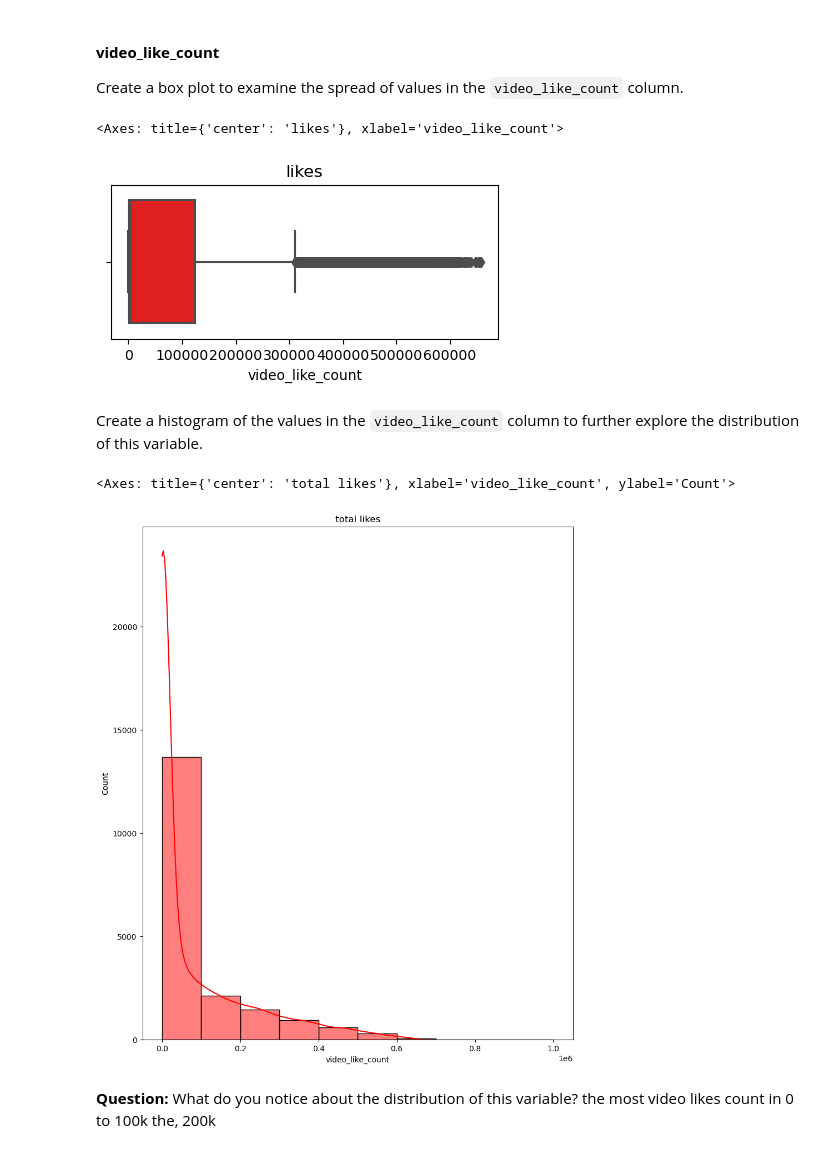
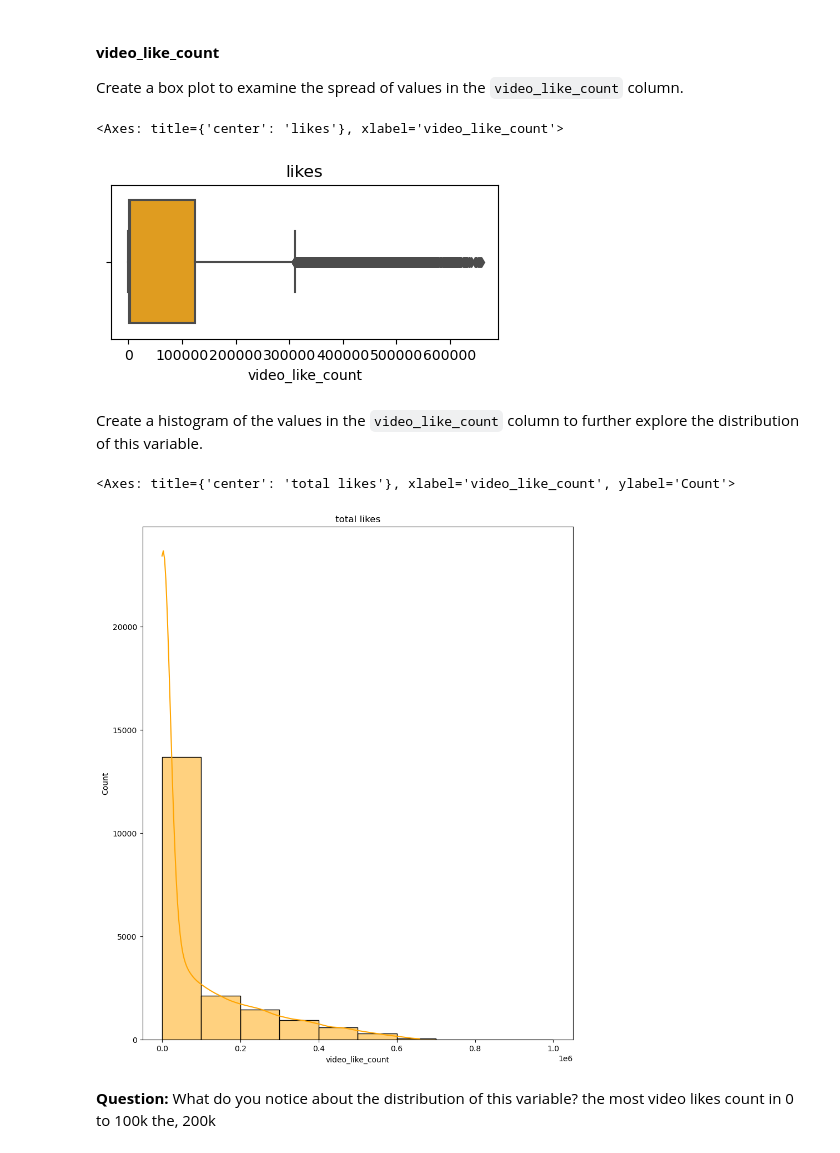
Before and after one commit to Fatima-Arain206/Google-Data-Analytics-Portfolio-Projects., a Jupyter notebook: 02-Tiktok-Claims-Classification/Activity_Course 3 TikTok project lab-checkpoint.ipynb, the cells around one changed output. Drawn from its saved outputs; the diff is of its cells as text; code cells hidden in the pictures.

```diff
--- a/02-Tiktok-Claims-Classification/Activity_Course 3 TikTok project lab-checkpoint.ipynb
+++ b/02-Tiktok-Claims-Classification/Activity_Course 3 TikTok project lab-checkpoint.ipynb
@@ -282,12 +282,12 @@ Create a box plot to examine the spread of values in the `video_like_count` colu
 # %%
 # Create a boxplot to visualize distribution of `video_like_count`
 ### YOUR CODE HERE ###
 plt.figure(figsize=(5,2))
 plt.title('likes')
-sb.boxplot(x=data['video_like_count'],color='red')
+sb.boxplot(x=data['video_like_count'],color='orange')
 # %% [output]
 <Axes: title={'center': 'likes'}, xlabel='video_like_count'>
-[figure, old version]
+[figure, new version]
 # %% [markdown]
 Create a histogram of the values in the `video_like_count` column to further explore the distribution of this variable.
 # %%
@@ -295,10 +295,10 @@ Create a histogram of the values in the `video_like_count` column to further exp
 ### YOUR CODE HERE ###
 plt.figure(figsize=(10,12))
 plt.title('total likes')
-sb.histplot(x=data['video_like_count'],bins=range(0,(10**6+1),10**5),color='r',kde=True)
+sb.histplot(x=data['video_like_count'],bins=range(0,(10**6+1),10**5),color='orange',kde=True)
 # %% [output]
 <Axes: title={'center': 'total likes'}, xlabel='video_like_count', ylabel='Count'>
-[figure, old version]
+[figure, new version]
 # %% [markdown]
 **Question:** What do you notice about the distribution of this variable? the most video likes count in 0 to 100k the, 200k
 # %% [markdown]
```
Also changed, not shown: parts of 7 cells of this notebook, 2 other files.
